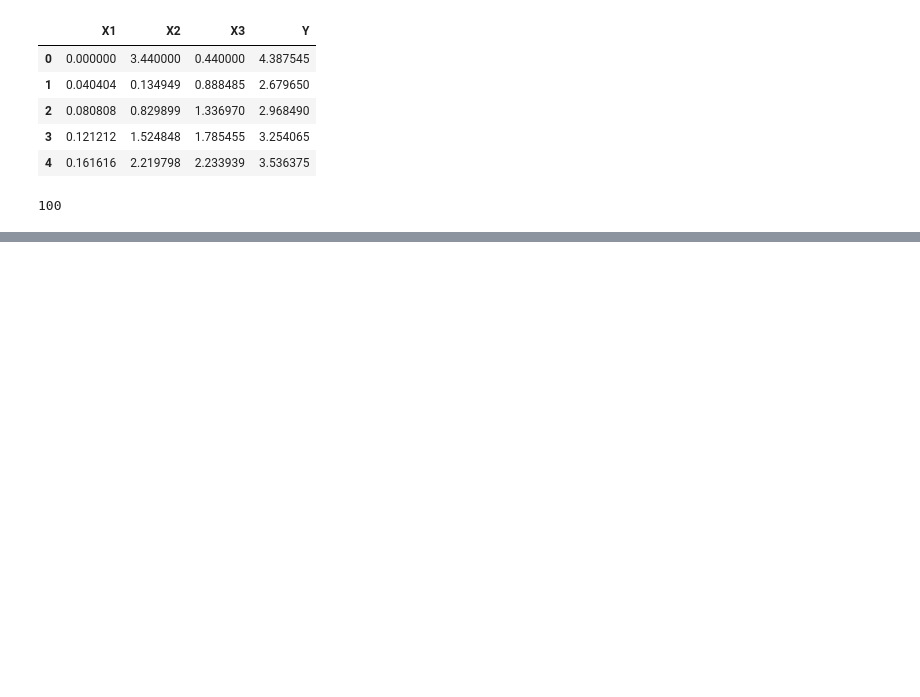
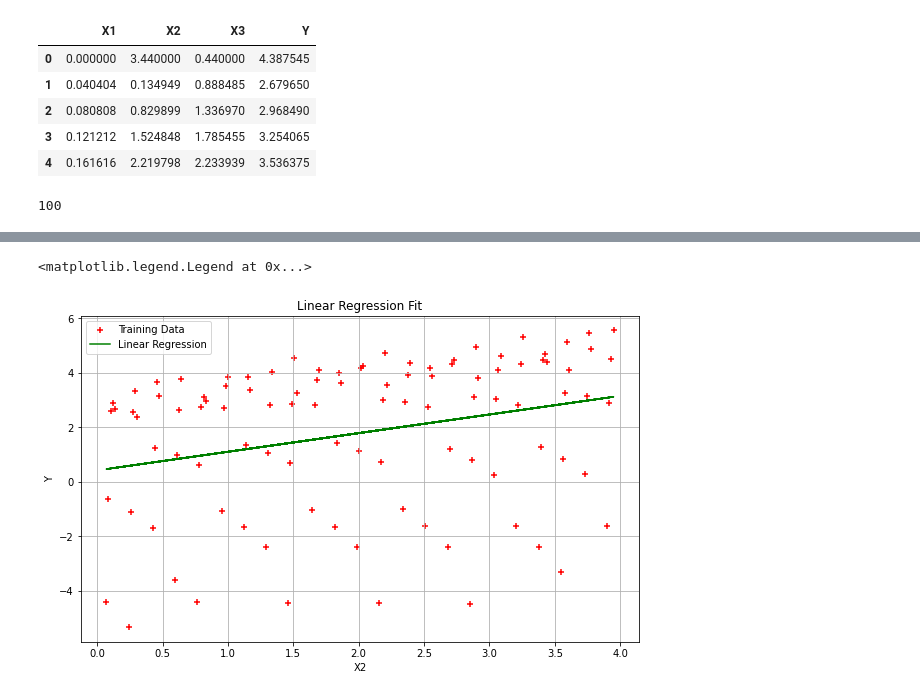
Before and after one commit to NaraPvP/IntroToML, a Jupyter notebook: HW0/HW0_LinearRegression.ipynb, the cells around one changed output, grey strips where cells are left out. Cells and saved outputs as stored; diff of their text form; code cells hidden in the pictures; blank space fills up the shorter version.

```diff
--- a/HW0/HW0_LinearRegression.ipynb
+++ b/HW0/HW0_LinearRegression.ipynb
@@ -31,0 +219,12 @@ print('y = ', y[: 5])
+# %%
+plt.scatter(X_2nd[:,1], y, color='red', marker= '+', label= 'Training Data')
+plt.plot(X_2nd[:,1],X_2nd.dot(thetaX2), color='green', label='Linear Regression')
+plt.rcParams["figure.figsize"] = (10,6)
+plt.grid()
+plt.xlabel('X2')
+plt.ylabel('Y')
+plt.title('Linear Regression Fit')
+plt.legend()
+# %% [output]
+<matplotlib.legend.Legend at 0x...>
+[figure, added]
```
Also changed, not shown: parts of 17 cells of this notebook.
